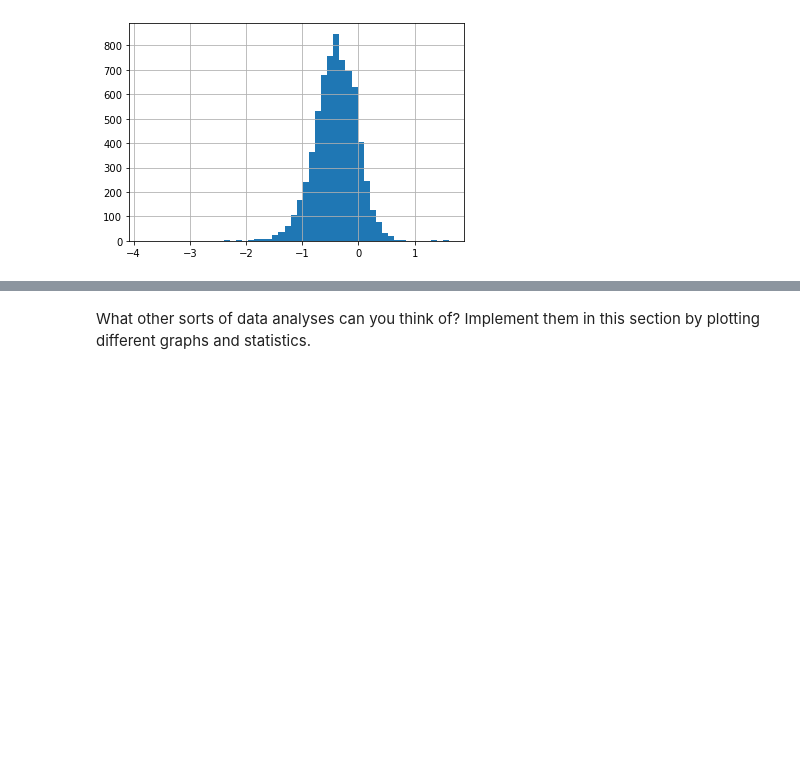
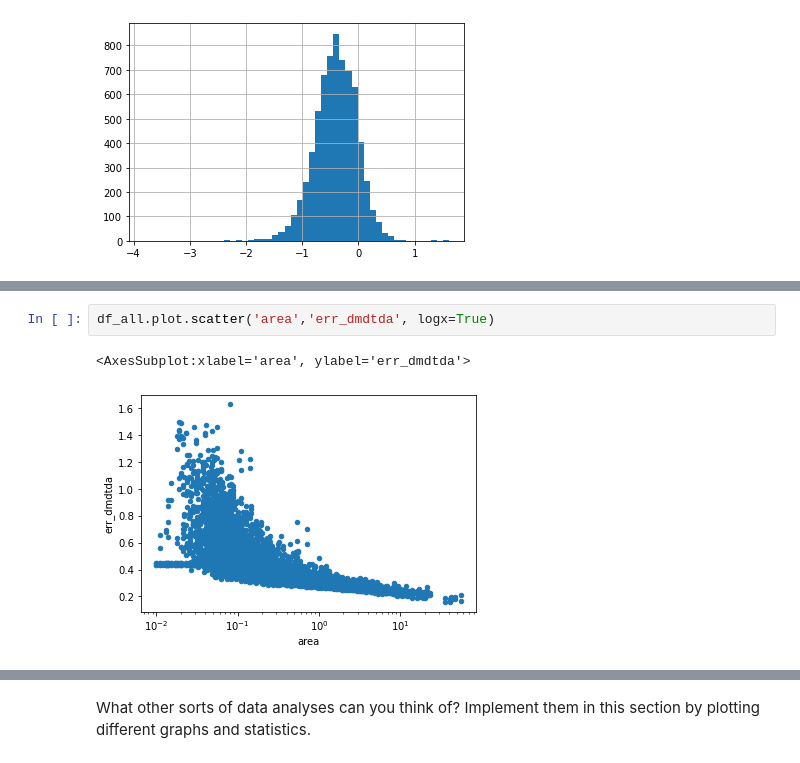
Before and after one commit to Machine-Learning-in-Glaciology-Workshop/Project_MB_Regression, a Jupyter notebook: 2_Data_exploration.ipynb, the cells around one changed output, grey strips where cells are left out. Saved outputs shown, nothing was run; the diff lists cells and outputs as text; blank space fills up the shorter version.

```diff
--- a/2_Data_exploration.ipynb
+++ b/2_Data_exploration.ipynb
@@ -117,3 +124,8 @@ df_all['dmdtda'].hist(bins=50);
+# %%
+df_all.plot.scatter('area','err_dmdtda', logx=True)
+# %% [output]
+<AxesSubplot:xlabel='area', ylabel='err_dmdtda'>
+[figure, added]
 # %% [markdown]
 ### [ **Exercice 1** ]
 <img src="Figures/eye_logo.png" width="75"/>
```
Also changed, not shown: parts of 6 cells of this notebook.
